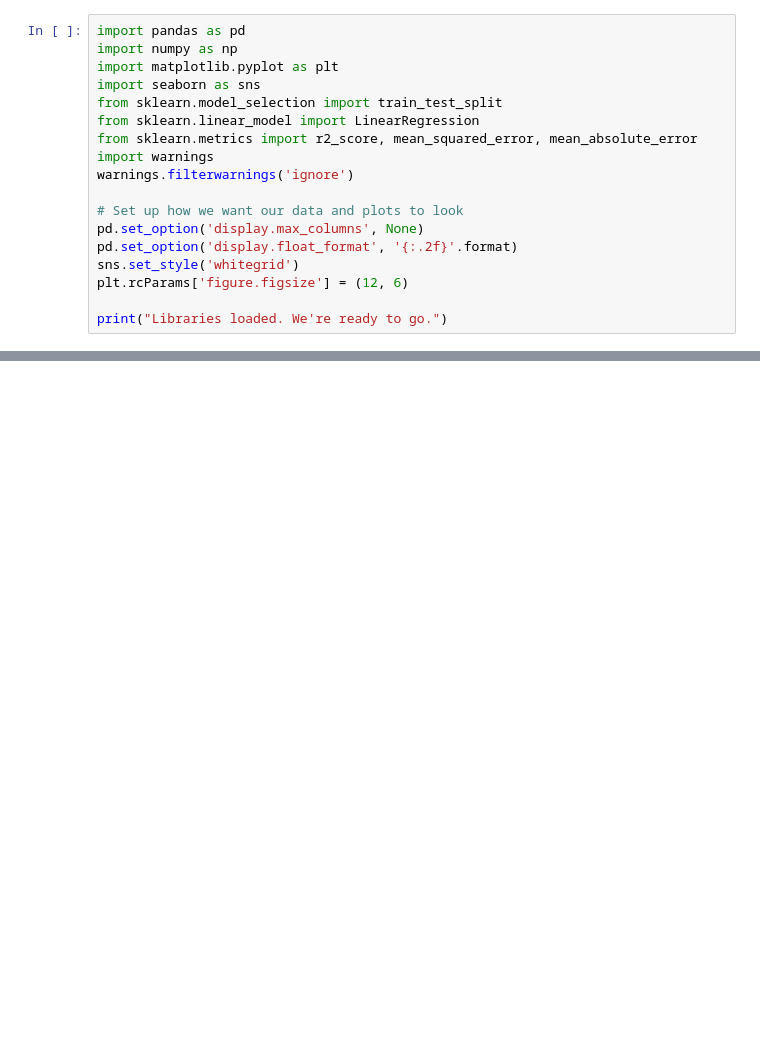
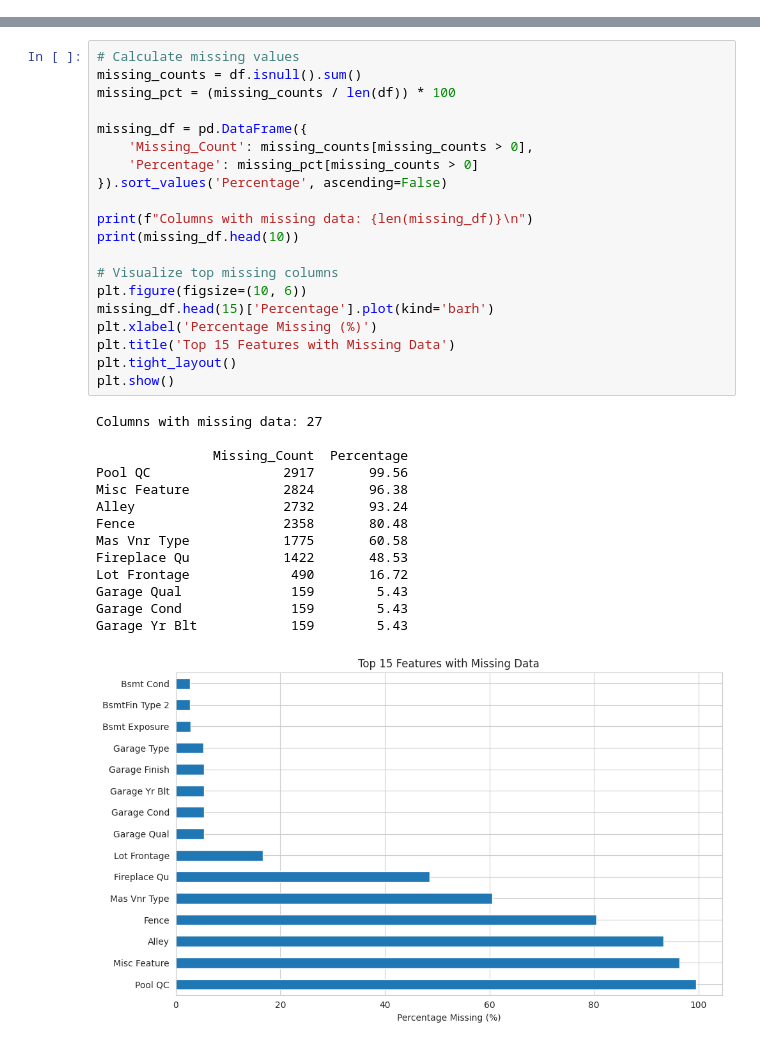
Before and after one commit to anikdascodes/real-state-apex-project, a Jupyter notebook: notebooks/project_deliverable_notebook.ipynb, the cells around one changed output, grey strips where cells are left out. Saved outputs shown, nothing was run; the diff lists cells and outputs as text; blank space fills up the shorter version.

```diff
--- a/notebooks/project_deliverable_notebook.ipynb
+++ b/notebooks/project_deliverable_notebook.ipynb
@@ -17,18 +0,0 @@ First things first - we need to import the tools we'll be using throughout this
-# %%
-import pandas as pd
-import numpy as np
-import matplotlib.pyplot as plt
-import seaborn as sns
-from sklearn.model_selection import train_test_split
-from sklearn.linear_model import LinearRegression
-from sklearn.metrics import r2_score, mean_squared_error, mean_absolute_error
-import warnings
-warnings.filterwarnings('ignore')
-
-# Set up how we want our data and plots to look
-pd.set_option('display.max_columns', None)
-pd.set_option('display.float_format', '{:.2f}'.format)
-sns.set_style('whitegrid')
-plt.rcParams['figure.figsize'] = (12, 6)
-
-print("Libraries loaded. We're ready to go.")
@@ -295,0 +116,35 @@ But for a first pass, this gives us a solid baseline and shows that predicting h
+# %%
+# Calculate missing values
+missing_counts = df.isnull().sum()
+missing_pct = (missing_counts / len(df)) * 100
+
+missing_df = pd.DataFrame({
+    'Missing_Count': missing_counts[missing_counts > 0],
+    'Percentage': missing_pct[missing_counts > 0]
+}).sort_values('Percentage', ascending=False)
+
+print(f"Columns with missing data: {len(missing_df)}\n")
+print(missing_df.head(10))
+
+# Visualize top missing columns
+plt.figure(figsize=(10, 6))
+missing_df.head(15)['Percentage'].plot(kind='barh')
+plt.xlabel('Percentage Missing (%)')
+plt.title('Top 15 Features with Missing Data')
+plt.tight_layout()
+plt.show()
+# %% [output]
+Columns with missing data: 27
+
+               Missing_Count  Percentage
+Pool QC                 2917       99.56
+Misc Feature            2824       96.38
+Alley                   2732       93.24
+Fence                   2358       80.48
+Mas Vnr Type            1775       60.58
+Fireplace Qu            1422       48.53
+Lot Frontage             490       16.72
+Garage Qual              159        5.43
+Garage Cond              159        5.43
+Garage Yr Blt            159        5.43
+[figure, added]
```
Also changed, not shown: parts of 53 cells of this notebook.
